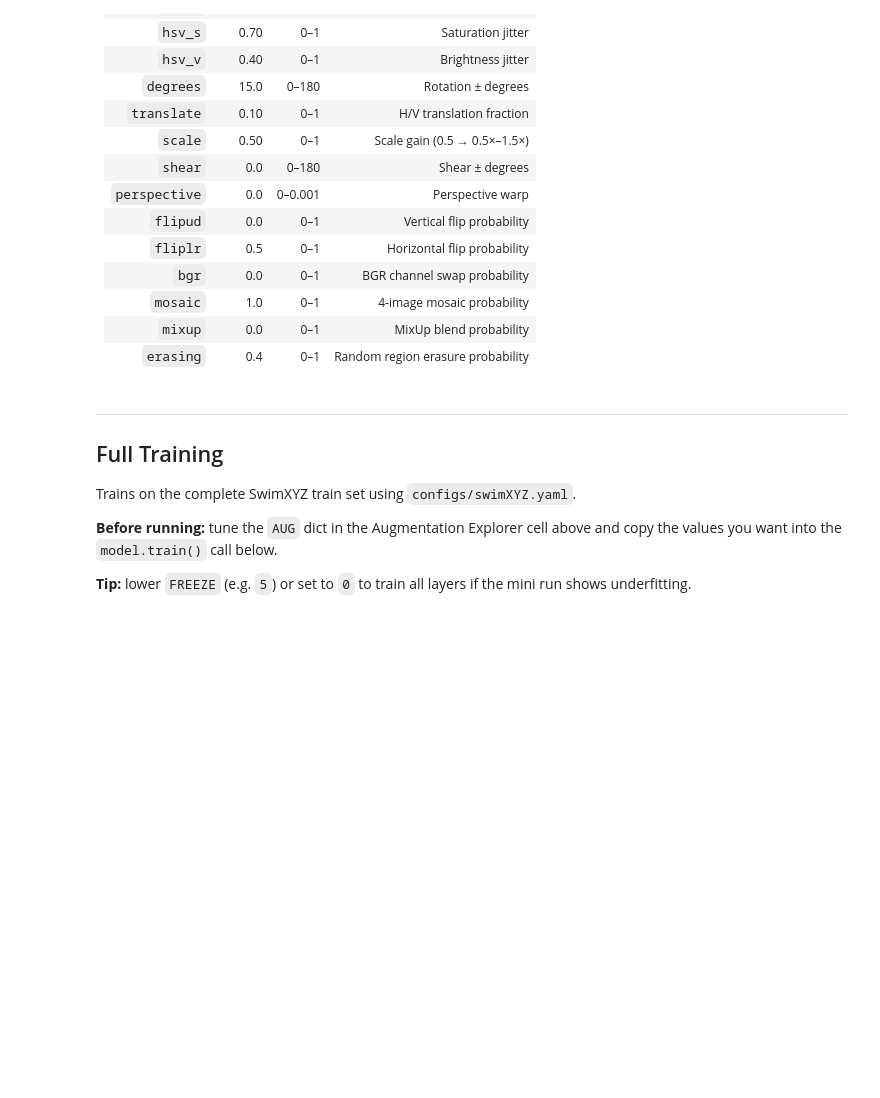
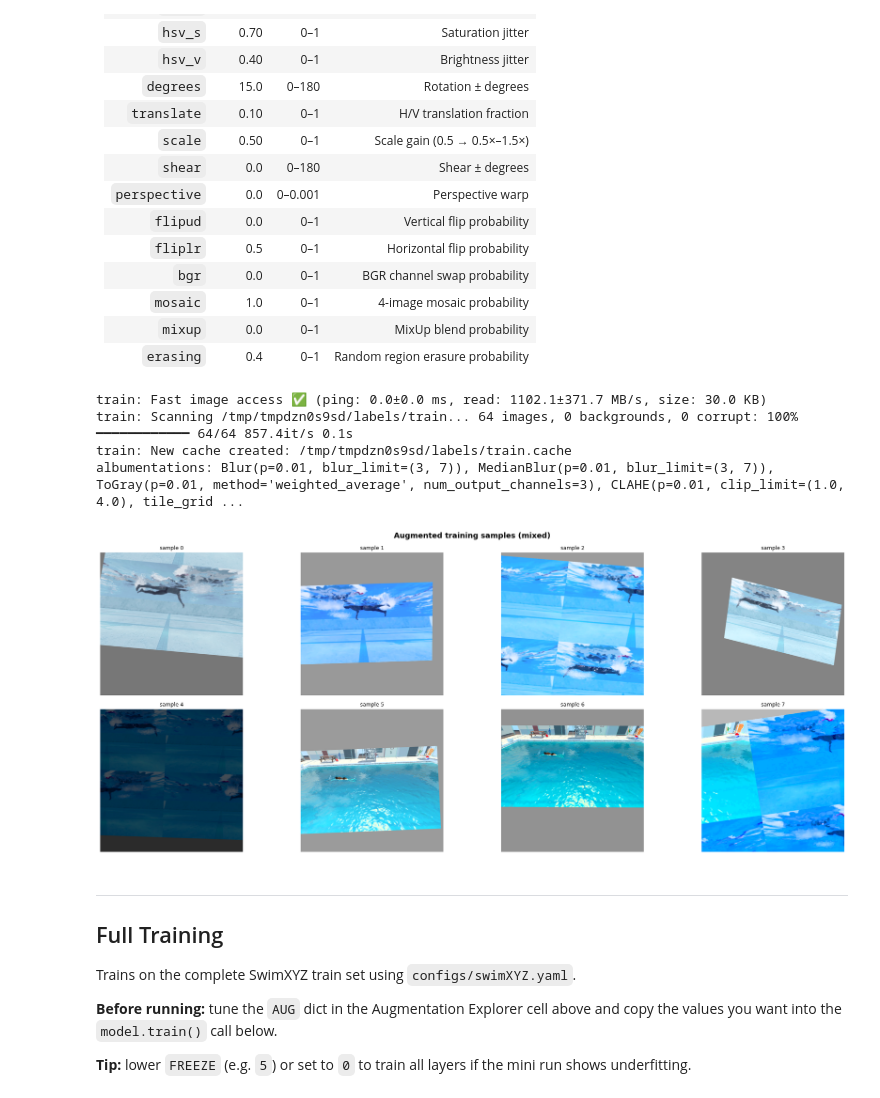
Before and after one commit to Feugon/SwimHPE, a Jupyter notebook: training/train.ipynb, the cells around one changed output. Cells and saved outputs as stored; diff of their text form; code cells hidden in the pictures; blank space fills up the shorter version.

```diff
--- a/training/train.ipynb
+++ b/training/train.ipynb
@@ -357,72 +304,101 @@ Edit the `AUG` dictionary in the cell below, then run it to see a grid of sample
 | `mixup` | 0.0 | 0–1 | MixUp blend probability |
 | `erasing` | 0.4 | 0–1 | Random region erasure probability |
 # %%
+import yaml as _yaml
+import tempfile as _tempfile
+import shutil as _shutil
 import numpy as np
 from types import SimpleNamespace
 from ultralytics.data.build import build_yolo_dataset
-from ultralytics.data.utils import check_det_dataset
 
 # ── Edit these augmentation params, then re-run the cell ──────────────────
 AUG = dict(
     hsv_h        = 0.015,   # Hue shift (0–1)
     hsv_s        = 0.70,    # Saturation jitter (0–1)
-    hsv_v        = 0.40,    # Brightness jitter (0–1)
-    degrees      = 15.0,    # Rotation ± degrees (0–180)
+    hsv_v        = 0.70,    # Brightness jitter (0–1)
+    degrees      = 10.0,    # Rotation ± degrees (0–180)
     translate    = 0.10,    # H/V translation as fraction (0–1)
-    scale        = 0.50,    # Scale gain (0.5 → 0.5×–1.5×)
-    shear        = 0.0,     # Shear ± degrees (0–180)
+    scale        = 0.25,    # Scale gain (0.5 → 0.5×–1.5×)
+    shear        = 5,     # Shear ± degrees (0–180)
     perspective  = 0.0,     # Perspective warp (0–0.001, keep small)
     flipud       = 0.0,     # Vertical flip probability (0–1)
-    fliplr       = 0.5,     # Horizontal flip probability (0–1)
-    bgr          = 0.0,     # BGR channel-swap probability (0–1)
-    mosaic       = 1.0,     # 4-image mosaic probability (0–1)
+    fliplr       = 0.25,     # Horizontal flip probability (0–1)
+    bgr          = 0.1,     # BGR channel-swap probability (0–1)
+    mosaic       = 0.25,     # 4-image mosaic probability (0–1)
     mixup        = 0.0,     # MixUp blend probability (0–1)
-    erasing      = 0.4,     # Random region erasure probability (0–1)
+    erasing      = 0.5,     # Random region erasure probability (0–1)
 )
 
-N_IMAGES = 8   # number of augmented samples to show
+N_SAMPLE = 64  # images to copy from main dataset into /tmp for fast scanning
+N_IMAGES = 8   # augmented samples to display (must be <= N_SAMPLE)
 N_COLS   = 4
 # ──────────────────────────────────────────────────────────────────────────
 
-data_cfg  = str(_ROOT / 'configs' / 'swimXYZ.yaml')
-data_dict = check_det_dataset(data_cfg)
+# Load main dataset config
+data_cfg = str(_ROOT / 'configs' / 'mixed.yaml')
+with open(data_cfg) as _f:
+    data_dict = _yaml.safe_load(_f)
+data_dict['path'] = str(_ROOT / data_dict.get('path', 'dataset'))
+
+# Pick N_SAMPLE random images+labels and stage them in /tmp (fast local storage).
+# This avoids scanning all label files over Drive FUSE.
+_src_img  = Path(data_dict["path"]) / data_dict["train"]
+_src_lbl  = Path(data_dict["path"]) / data_dict["train"].replace("images", "labels")
+_all_imgs = sorted(_src_img.glob("*"))
+_chosen   = random.sample(_all_imgs, min(N_SAMPLE, len(_all_imgs)))
+
+_tmp = Path(_tempfile.mkdtemp())
+(_tmp / "images" / "train").mkdir(parents=True)
+(_tmp / "labels" / "train").mkdir(parents=True)
+for _img in _chosen:
+    _shutil.copy2(_img, _tmp / "images" / "train" / _img.name)
+    _lbl = _src_lbl / _img.with_suffix(".txt").name
+    if _lbl.exists():
+        _shutil.copy2(_lbl, _tmp / "labels" / "train" / _lbl.name)
 
 cfg = SimpleNamespace(
     task="pose", mode="train",
     imgsz=640, rect=False, cache=False,
     single_cls=False, fraction=1.0, pad=0.5,
     overlap_mask=True, mask_ratio=4,
-    close_mosaic=0,
+    close_mosaic=0, classes=None,
     copy_paste=0.0, copy_paste_mode="flip",
     cutmix=0.0,
     **AUG,
 )
 
-img_path = str(Path(data_dict["path"]) / data_dict["train"])
-dataset  = build_yolo_dataset(cfg, img_path, batch=N_IMAGES, data=data_dict, mode="train")
+_tmp_data = {**data_dict, "path": str(_tmp)}
+img_path  = str(_tmp / "images" / "train")
+dataset   = build_yolo_dataset(cfg, img_path, batch=N_IMAGES, data=_tmp_data, mode="train")
 
 n_rows = (N_IMAGES + N_COLS - 1) // N_COLS
 fig, axes = plt.subplots(n_rows, N_COLS, figsize=(5 * N_COLS, 4 * n_rows))
 axes = axes.flatten() if n_rows > 1 else list(axes)
-fig.suptitle("Augmented training samples (swimXYZ)", fontsize=13, fontweight="bold")
+fig.suptitle("Augmented training samples (mixed)", fontsize=13, fontweight="bold")
 
 for i, ax in enumerate(axes):
     if i >= N_IMAGES:
         ax.set_visible(False)
         continue
     sample = dataset[i % len(dataset)]
     img = sample["img"]
     if isinstance(img, torch.Tensor):
         img = img.numpy()
     img = img.transpose(1, 2, 0)  # CHW → HWC
     if img.dtype != np.uint8:
         img = (img * 255).clip(0, 255).astype(np.uint8)
-    ax.imshow(img[..., ::-1])    # BGR → RGB
+    ax.imshow(img)               # already RGB from Ultralytics pipeline
     ax.set_title(f"sample {i}", fontsize=9)
     ax.axis("off")
 
 plt.tight_layout()
 plt.show()
+# %% [output]
+train: Fast image access ✅ (ping: 0.0±0.0 ms, read: 1102.1±371.7 MB/s, size: 30.0 KB)
+train: Scanning /tmp/tmpdzn0s9sd/labels/train... 64 images, 0 backgrounds, 0 corrupt: 100% ━━━━━━━━━━━━ 64/64 857.4it/s 0.1s
+train: New cache created: /tmp/tmpdzn0s9sd/labels/train.cache
+albumentations: Blur(p=0.01, blur_limit=(3, 7)), MedianBlur(p=0.01, blur_limit=(3, 7)), ToGray(p=0.01, method='weighted_average', num_output_channels=3), CLAHE(p=0.01, clip_limit=(1.0, 4.0), tile_grid ...
+[figure, added]
 # %% [markdown]
 ---
 ## Full Training
```
Also changed, not shown: parts of 7 cells of this notebook, 2 other files.
